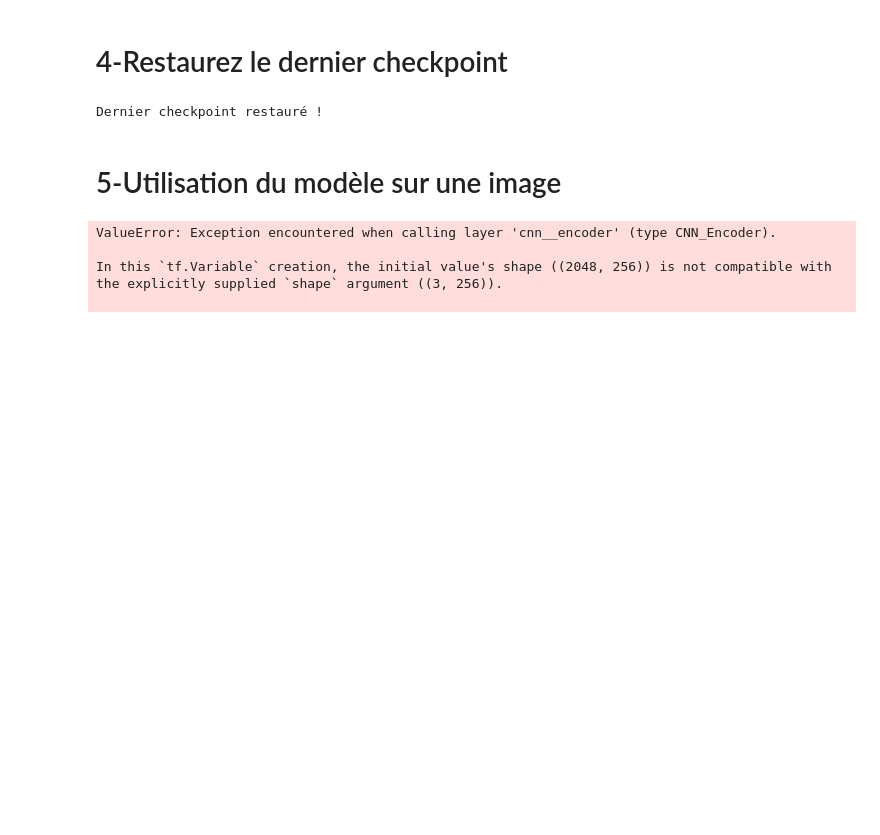
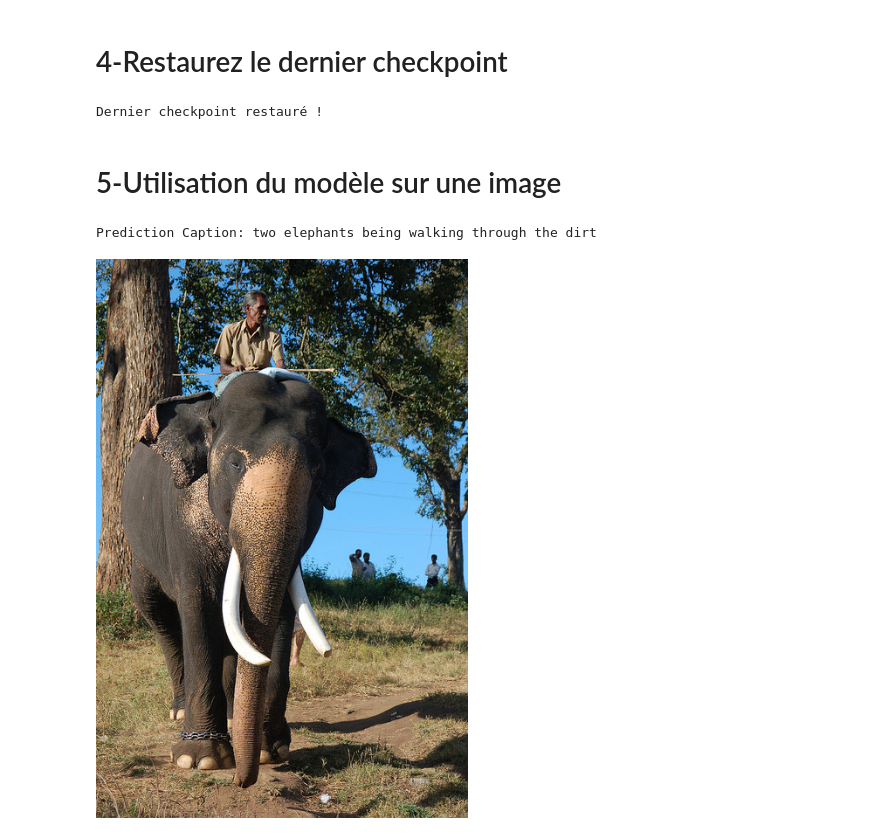
Before and after one commit to ArnaudHit/DataScience-ProjetLeyenda, a Jupyter notebook: Utilisation du modèle Livrable 3.ipynb, the cells around one changed output. Cells and saved outputs as stored; diff of their text form; code cells hidden in the pictures; blank space fills up the shorter version.

```diff
--- a/Utilisation du modèle Livrable 3.ipynb
+++ b/Utilisation du modèle Livrable 3.ipynb
@@ -22,6 +22,8 @@ embedding_dim = 256
 units = 512 # Taille de la couche cachée dans le RNN
 top_k = 5000 # Nombre de mots à utiliser dans le vocabulaire
 vocab_size = top_k + 1
+max_length = 47 # Nombre maximum de mots dans une légende
+attention_features_shape = 64 # Taille de la couche d'attention
 # %% [markdown]
 # 2.1-Création de l'encodeur
 # %%
@@ -171 +135,31 @@ def load_and_preprocess_image(image_path):
+# %%
+def load_image(image_path):
+    """
+    La fonction load_image a pour entrée le chemin d'une image et pour sortie un couple
+    contenant l'image traitée ainsi que son chemin d'accès.
+    La fonction load_image effectue les traitement suivant:
+        1. Chargement du fichier correspondant au chemin d'accès image_path
+        2. Décodage de l'image en RGB.
+        3. Redimensionnement de l'image en taille (299, 299).
+        4. Normalisation des pîxels de l'image entre -1 et 1
+    """
+    # Lecture du fichier image
+    img = tf.io.read_file(image_path)
+    # Decodage de l'image en RGB
+    img = tf.image.decode_jpeg(img, channels=3)
+    # Redimensionnement de l'image en taille (299, 299)
+    img = tf.image.resize(img, (299, 299))
+    # Normalisation des pîxels de l'image entre -1 et 1
+    img = tf.keras.applications.inception_v3.preprocess_input(img)
+    return img, image_path
+# %%
+image_model = tf.keras.applications.InceptionV3(include_top=False,
+                                                weights='imagenet')
+# Creation d'une variable qui sera l'entrée du nouveau modèle de pre-traitement d'images
+new_input = image_model.input
+# récupérer la dernière couche caché qui contient l'image en representation compacte
+hidden_layer = image_model.layers[-1].output
+
+# Modèle qui calcule une representation dense des images avec InceptionV3
+image_features_extract_model = tf.keras.Model(new_input, hidden_layer)
 # %%
@@ -219,22 +203,19 @@ tokenizer = tokenizer_from_json(tokenizer_json)
 # %%
 image_folder = "./photo/Photo/"
 
 image_file = [os.path.join(image_folder, filename) for filename in os.listdir(image_folder) if filename.endswith('.jpg')]
 
 rid = np.random.randint(0, len(image_file))
 
 image_test = image_file[rid]
 
-caption = generate_caption(image_test,
-                           encoder,
-                           decoder,
-                           tokenizer,
-                           47)
-print("Légende générée:", caption)
+result, attention_plot = evaluate(image_test)
+
+result = result[:-1]
+
+print ('Prediction Caption:', ' '.join(result))
 
 Image.open(image_test)
 # %% [output]
-ValueError: Exception encountered when calling layer 'cnn__encoder' (type CNN_Encoder).
-
-In this `tf.Variable` creation, the initial value's shape ((2048, 256)) is not compatible with the explicitly supplied `shape` argument ((3, 256)).
-
+Prediction Caption: two elephants being walking through the dirt
+[figure, added]
```
Also changed, not shown: parts of 3 cells of this notebook.
